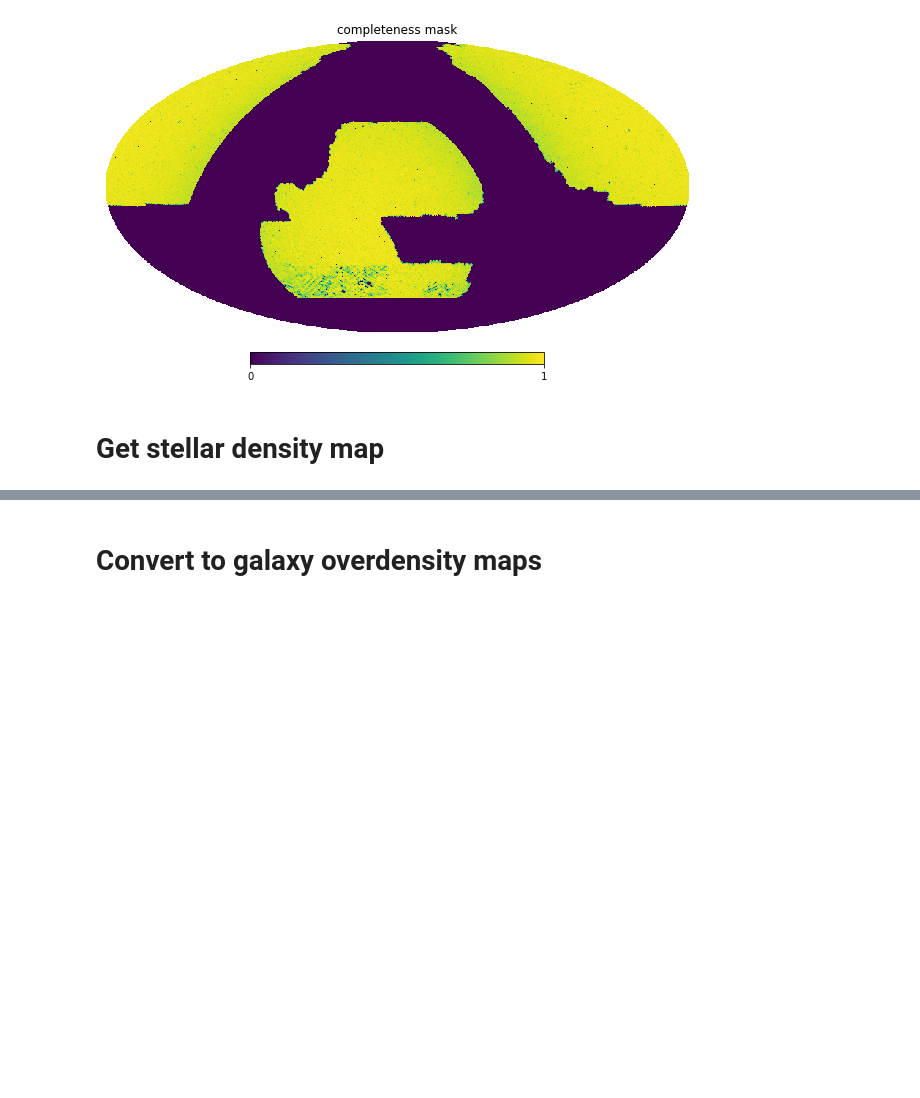
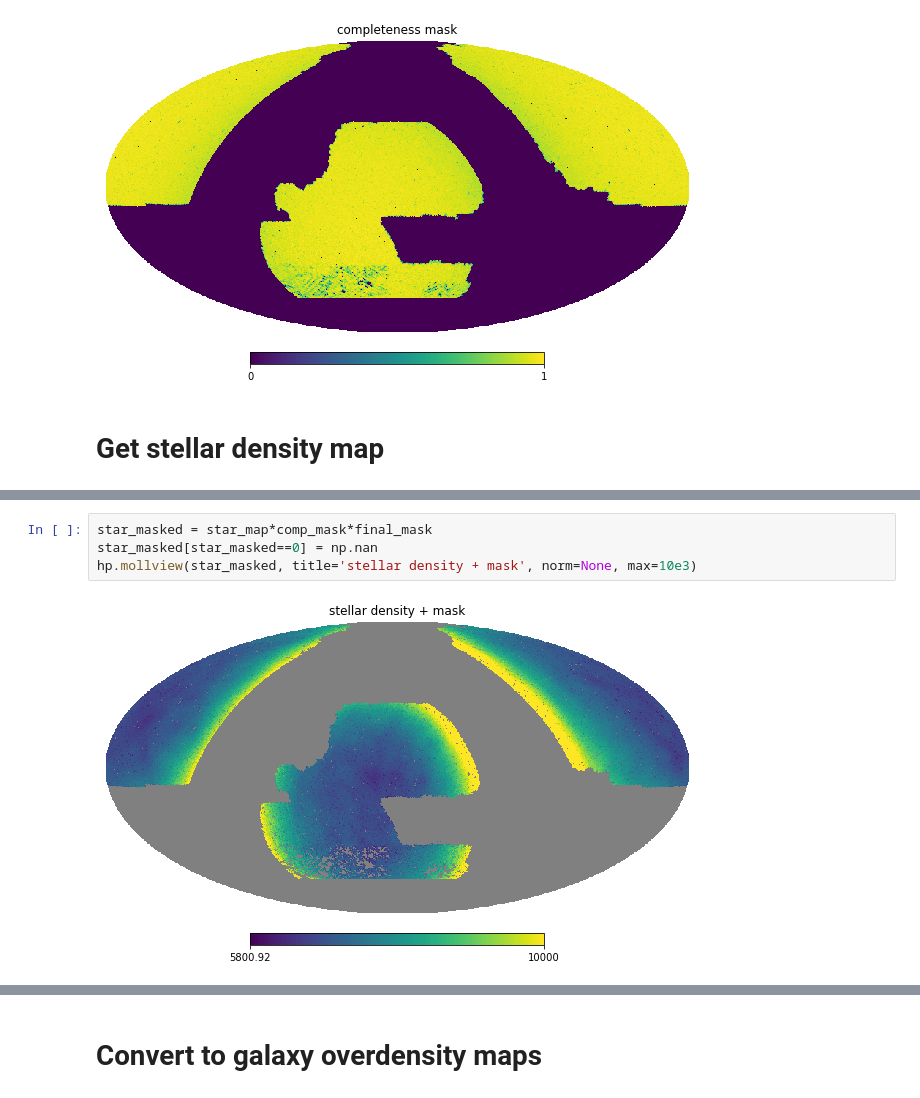
Before and after one commit to itrharrison/act-x-decals, a Jupyter notebook: dels-mapping.ipynb, the cells around one changed output, grey strips where cells are left out. Drawn from its saved outputs; the diff is of its cells as text; blank space fills up the shorter version.

```diff
--- a/dels-mapping.ipynb
+++ b/dels-mapping.ipynb
@@ -64,0 +70,6 @@ hp.mollview(comp_mask, title='stellar density')
+# %%
+star_masked = star_map*comp_mask*final_mask
+star_masked[star_masked==0] = np.nan
+hp.mollview(star_masked, title='stellar density + mask', norm=None, max=10e3)
+# %% [output]
+[figure, added]
```
Also changed, not shown: parts of 22 cells of this notebook, 2 other files.
